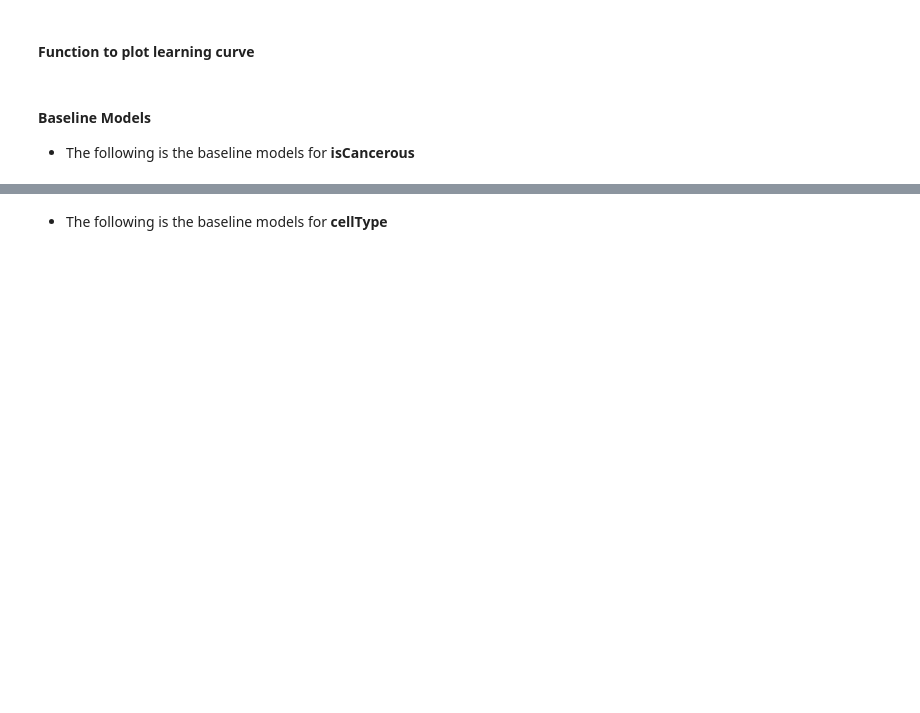
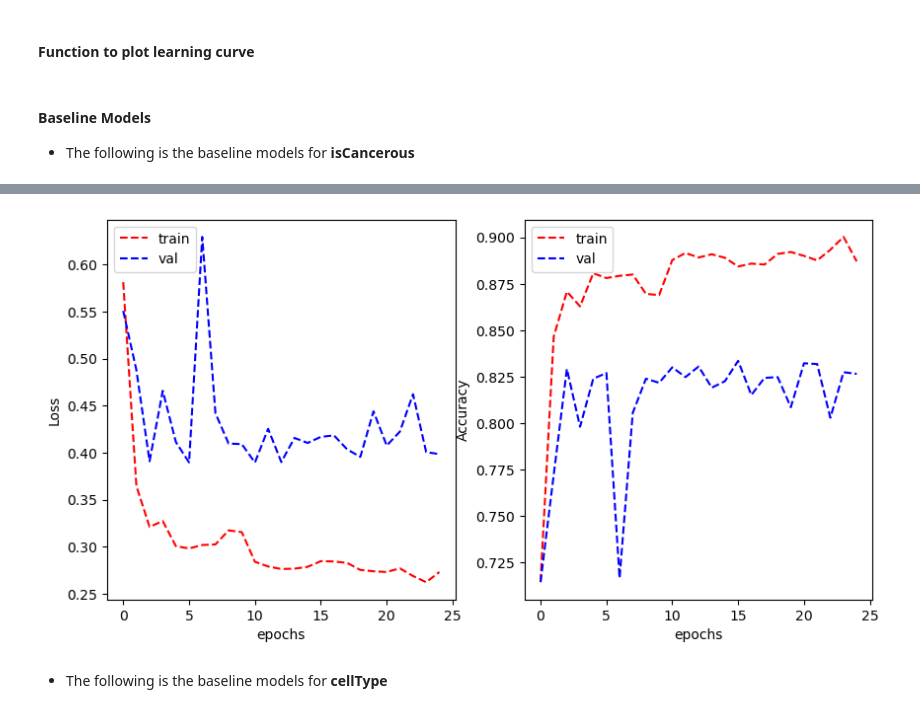
Before and after one commit to Adi112004/Machine-Learning-Assignment-2, a Jupyter notebook: Assignment2-ML.ipynb, the cells around one changed output, grey strips where cells are left out. Cells and saved outputs as stored; diff of their text form; code cells hidden in the pictures; blank space fills up the shorter version.

```diff
--- a/Assignment2-ML.ipynb
+++ b/Assignment2-ML.ipynb
@@ -404,47 +470,34 @@ plot_learning_curve(
 # %%
 input_shape = (27, 27, 3)
 mlp_binary = tf.keras.Sequential([
     tf.keras.Input(shape=input_shape),
     tf.keras.layers.Flatten(),
     tf.keras.layers.Dense(256, activation='relu'),
     tf.keras.layers.Dense(128, activation='relu'),
     tf.keras.layers.Dropout(0.5),
     tf.keras.layers.Dense(1, activation='sigmoid'),
 ])
 mlp_binary.compile(
     optimizer='adam',
     loss='binary_crossentropy',
-    metrics=[
-        Precision(name='precision'),
-        Recall(name='recall'),
-        #F1Score(name='f1_score')
-    ]
+    metrics=['precision', 'recall', 'binary_accuracy']
 )
 
-# Train model
 history_mlp_binary = mlp_binary.fit(
     binary_train_generator,
     validation_data=binary_validation_generator,
-    epochs=25,rtfee
+    epochs=25,
     verbose=0
 )
 
-# Precision
 plot_learning_curve(
     history_mlp_binary.history['loss'],
     history_mlp_binary.history['val_loss'],
-    history_mlp_binary.history['precision'],
-    history_mlp_binary.history['val_precision'],
-    metric_name='Precision'
+    history_mlp_binary.history['binary_accuracy'],
+    history_mlp_binary.history['val_binary_accuracy'],
+    metric_name='Accuracy'
 )
-
-# Recall
-plot_learning_curve(
-    history_mlp_binary.history['loss'],
-    history_mlp_binary.history['val_loss'],
-    history_mlp_binary.history['recall'],
-    history_mlp_binary.history['val_recall'],
-    metric_name='Recall'
-)
+# %% [output]
+[figure, added]
 # %% [markdown]
 - The following is the baseline models for **cellType**
```
Also changed, not shown: parts of 45 cells of this notebook.
